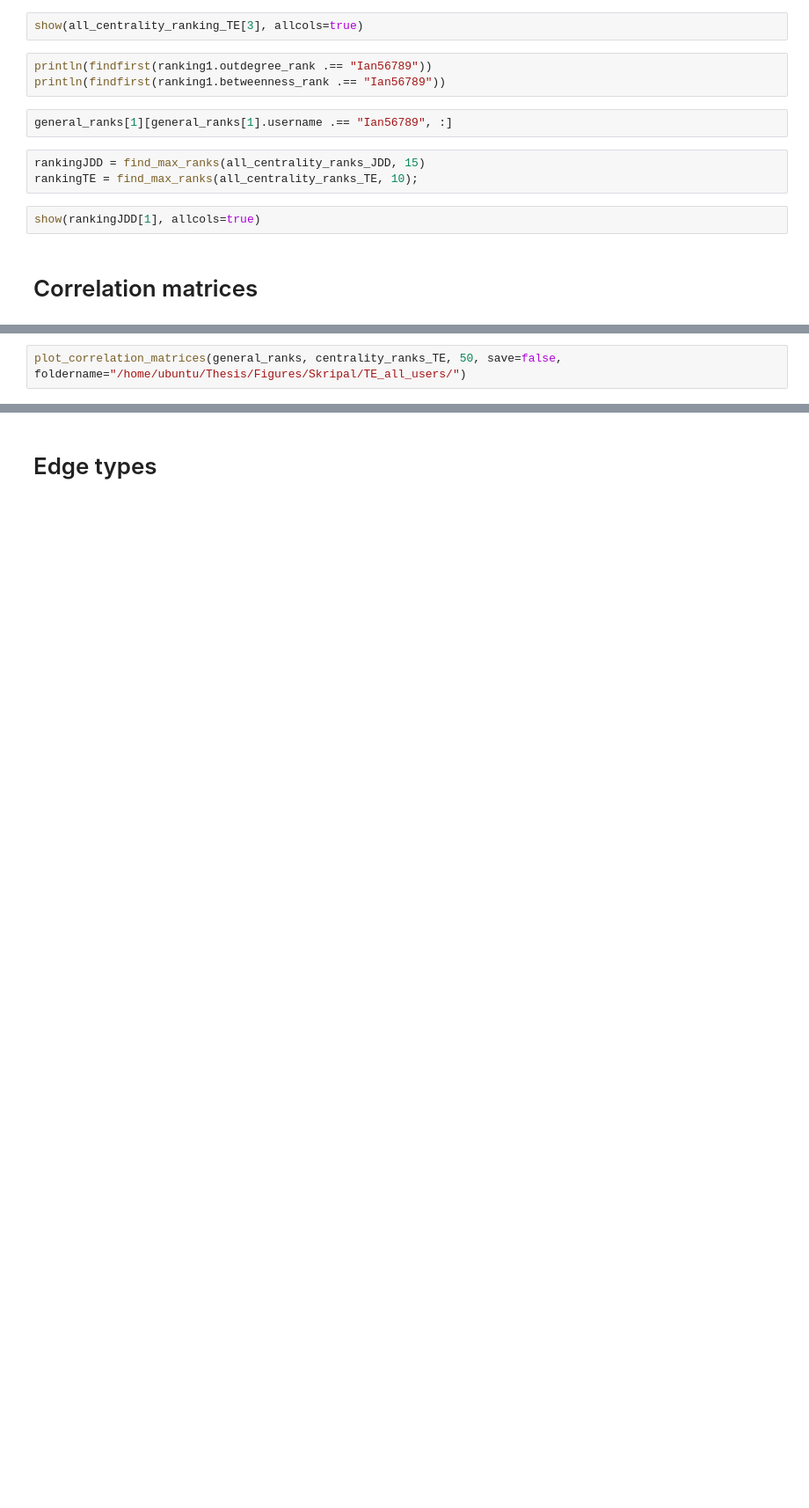
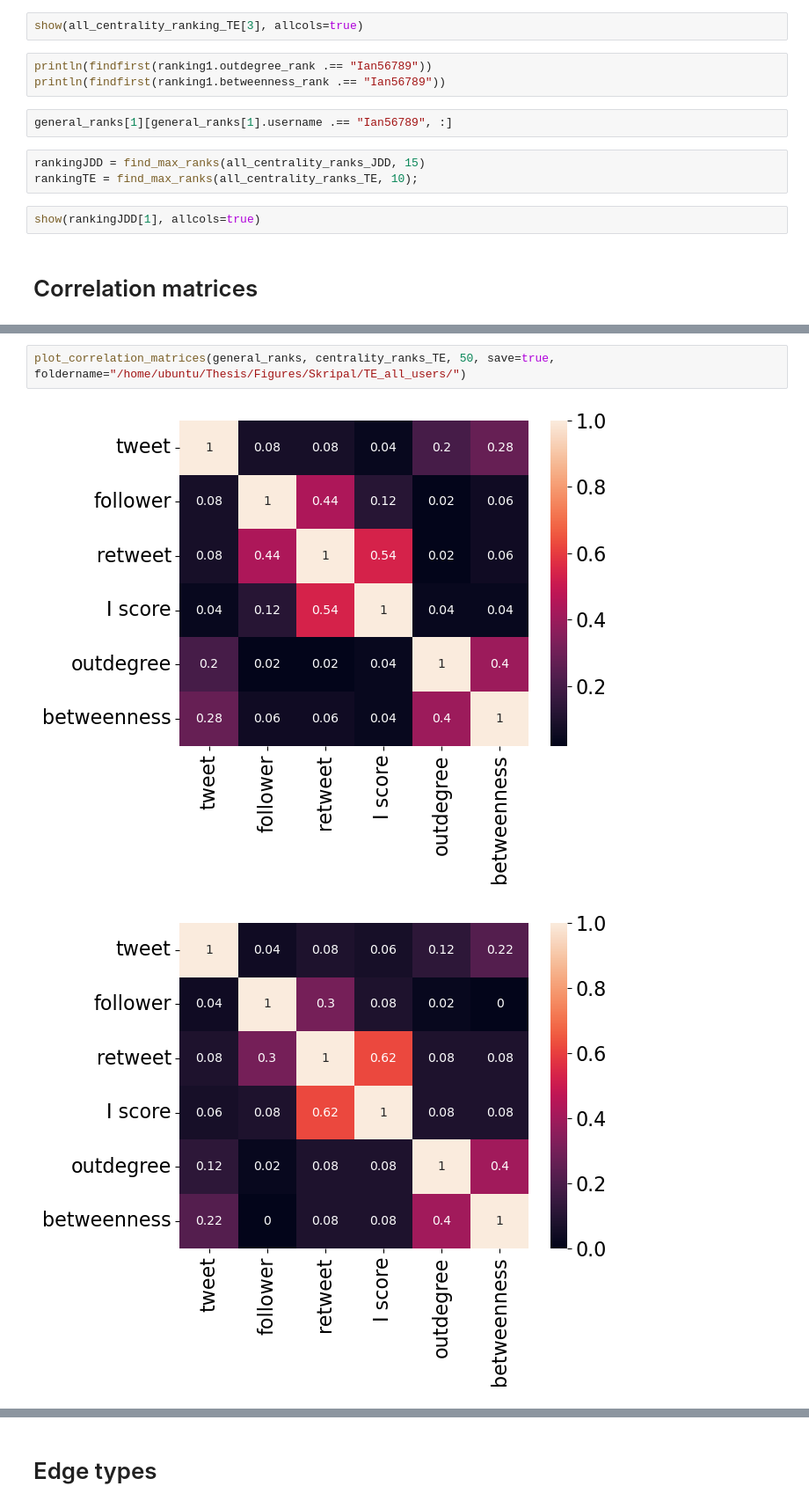
Before and after one commit to Cyrilvallez/Measuring-Influence-Twitter, a Jupyter notebook: Julia/Notebooks/Process3.ipynb, the cells around one changed output, grey strips where cells are left out. Shown: that part at 88% size. Cells and saved outputs as stored; diff of their text form; blank space fills up the shorter version.

```diff
--- a/Julia/Notebooks/Process3.ipynb
+++ b/Julia/Notebooks/Process3.ipynb
@@ -86,3 +454,5 @@ plot_correlation_matrices(general_ranks, centrality_ranks_JDD, 50, save=false, f
 # %%
-plot_correlation_matrices(general_ranks, centrality_ranks_TE, 50, save=false, foldername="/home/ubuntu/Thesis/Figures/Skripal/TE_all_users/")
+plot_correlation_matrices(general_ranks, centrality_ranks_TE, 50, save=true, foldername="/home/ubuntu/Thesis/Figures/Skripal/TE_all_users/")
 # %% [output]
+[figure, added]
+[figure, added]
```
Also changed, not shown: parts of 27 cells of this notebook, 26 other files.
